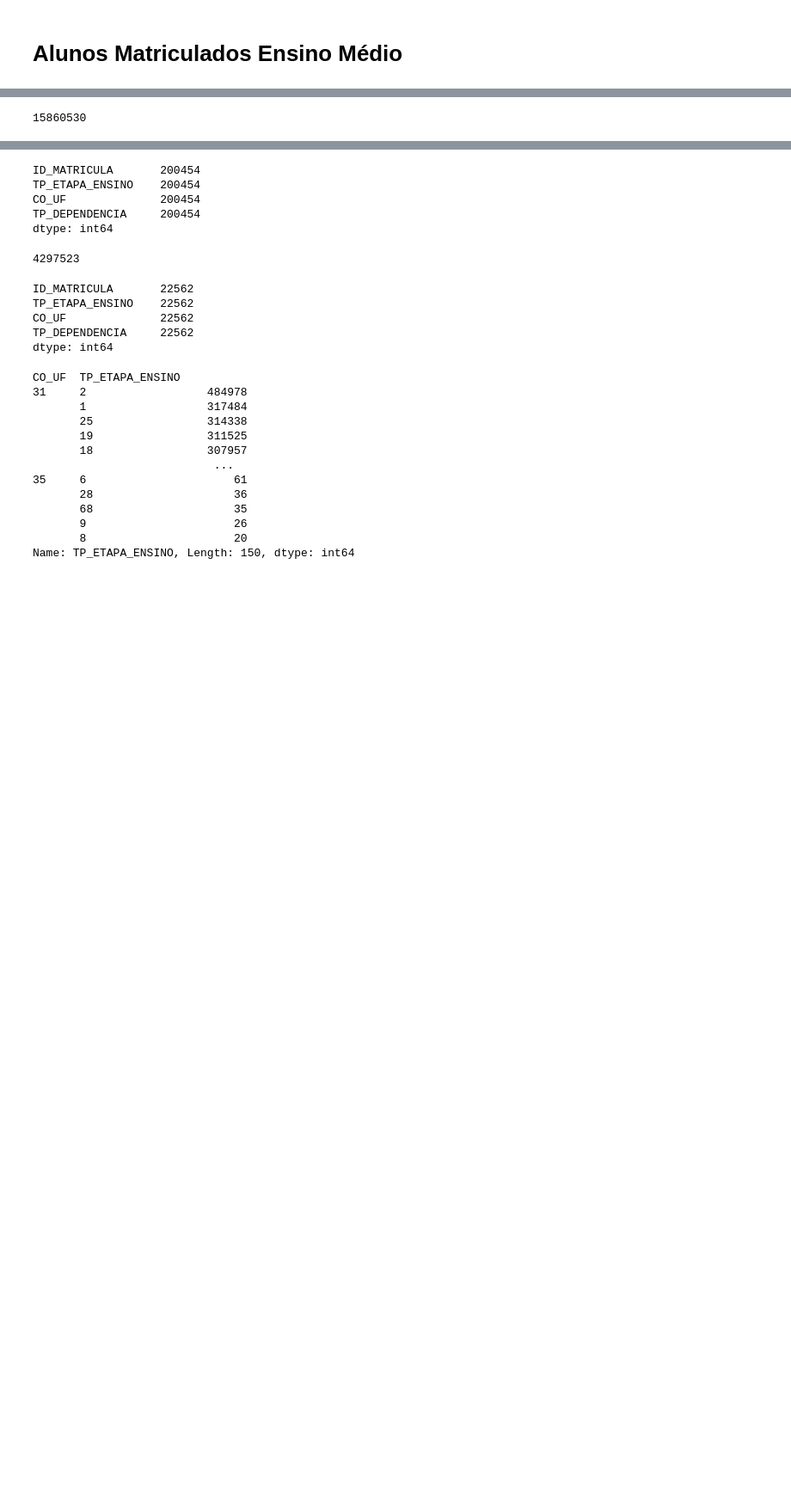
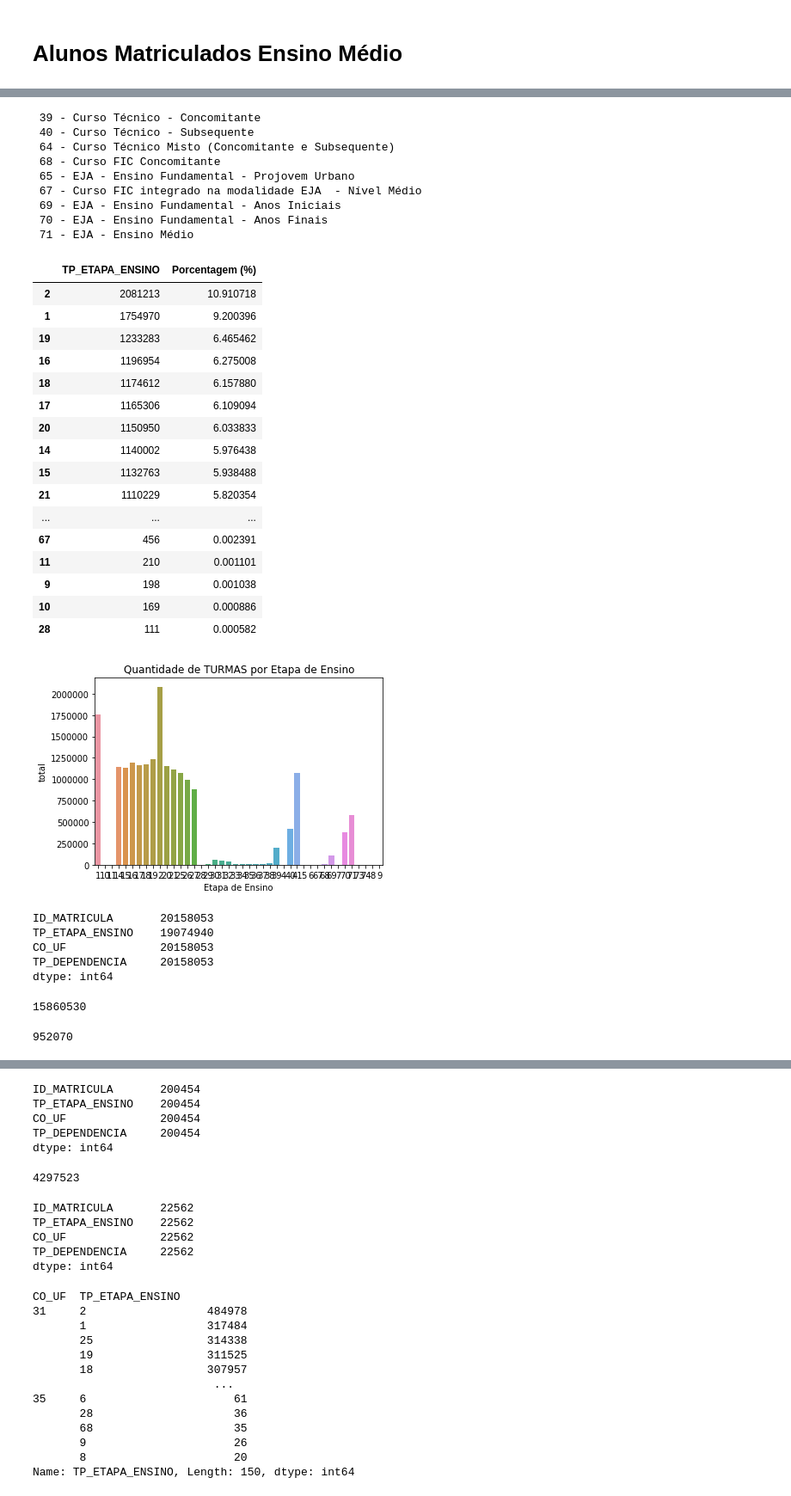
Before and after one commit to vinnyalvs/MineracaoDadosEducacionais, a Jupyter notebook: Censo Escolar 2019.ipynb, the cells around one changed output, grey strips where cells are left out. Shown at 86% size. Drawn from its saved outputs; the diff is of its cells as text; code cells hidden in the pictures; blank space fills up the shorter version.

```diff
--- a/Censo Escolar 2019.ipynb
+++ b/Censo Escolar 2019.ipynb
@@ -204,6 +136,59 @@ for data_chunk in data_iterator:
     chunk_list.append(data_chunk)
 
 filtered_data = pd.concat(chunk_list)
+# %%
+var = "TP_ETAPA_ENSINO"
+contagem_de_questionario = filtered_data[var].value_counts().to_frame().reset_index()
+contagem_de_questionario.columns = ["Etapa de Ensino", "total"]
+
+
+plt.title('Quantidade de TURMAS por Etapa de Ensino')
+
+sns.barplot(x="Etapa de Ensino", y = "total", data = contagem_de_questionario)
+
+print(" 39 - Curso Técnico - Concomitante \n 40 - Curso Técnico - Subsequente \n 64 - Curso Técnico Misto (Concomitante e Subsequente) \n 68 - Curso FIC Concomitante \n 65 - EJA - Ensino Fundamental - Projovem Urbano \n 67 - Curso FIC integrado na modalidade EJA  - Nível Médio \n 69 - EJA - Ensino Fundamental - Anos Iniciais \n 70 - EJA - Ensino Fundamental - Anos Finais \n 71 - EJA - Ensino Médio ")
+
+
+array = pd.DataFrame(filtered_data[var].value_counts())
+array2 = pd.DataFrame(filtered_data[var].value_counts(normalize=True) * 100)
+array['Porcentagem (%)'] = array2
+array
+# %% [output]
+ 39 - Curso Técnico - Concomitante
+ 40 - Curso Técnico - Subsequente
+ 64 - Curso Técnico Misto (Concomitante e Subsequente)
+ 68 - Curso FIC Concomitante
+ 65 - EJA - Ensino Fundamental - Projovem Urbano
+ 67 - Curso FIC integrado na modalidade EJA  - Nível Médio
+ 69 - EJA - Ensino Fundamental - Anos Iniciais
+ 70 - EJA - Ensino Fundamental - Anos Finais
+ 71 - EJA - Ensino Médio
+|  | TP_ETAPA_ENSINO | Porcentagem (%) |
+| 2 | 2081213 | 10.910718 |
+| 1 | 1754970 | 9.200396 |
+| 19 | 1233283 | 6.465462 |
+| 16 | 1196954 | 6.275008 |
+| 18 | 1174612 | 6.157880 |
+| 17 | 1165306 | 6.109094 |
+| 20 | 1150950 | 6.033833 |
+| 14 | 1140002 | 5.976438 |
+| 15 | 1132763 | 5.938488 |
+| 21 | 1110229 | 5.820354 |
+| ... | ... | ... |
+| 67 | 456 | 0.002391 |
+| 11 | 210 | 0.001101 |
+| 9 | 198 | 0.001038 |
+| 10 | 169 | 0.000886 |
+| 28 | 111 | 0.000582 |
+[figure, added]
+# %%
+filtered_data.count()
+# %% [output]
+ID_MATRICULA       20158053
+TP_ETAPA_ENSINO    19074940
+CO_UF              20158053
+TP_DEPENDENCIA     20158053
+dtype: int64
 # %%
 escolasPublicas = filtered_data.query("TP_DEPENDENCIA != '4'")
 escolasPrivadas = filtered_data.query("TP_DEPENDENCIA == '4'")
@@ -213,0 +214,4 @@ escolasPublicas.shape[0]
+# %%
+filtered_data.query(query).shape[0]
+# %% [output]
+952070
```
Also changed, not shown: parts of 10 cells of this notebook, 3 other files.
